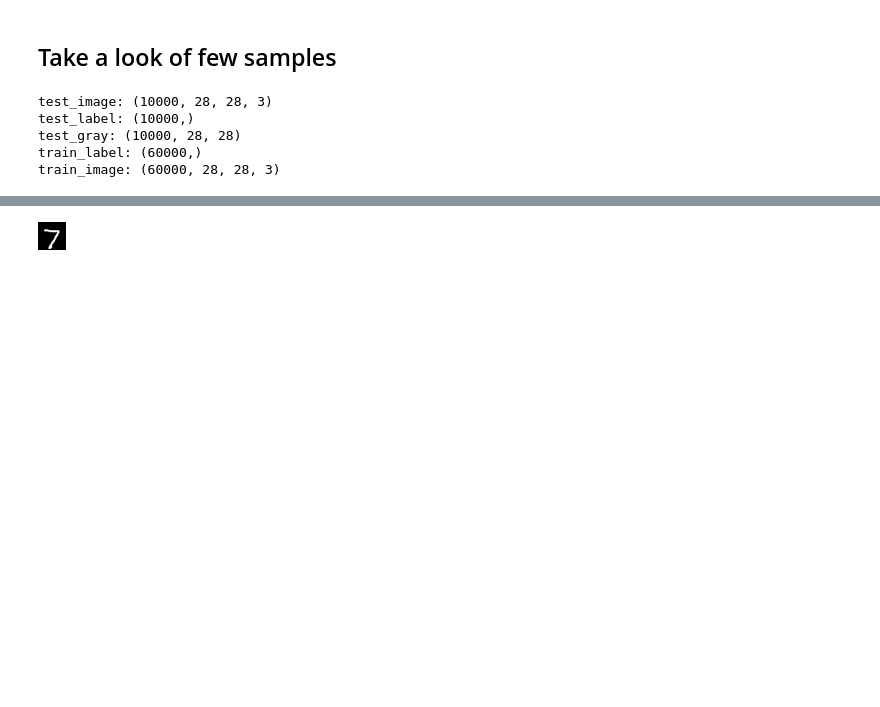
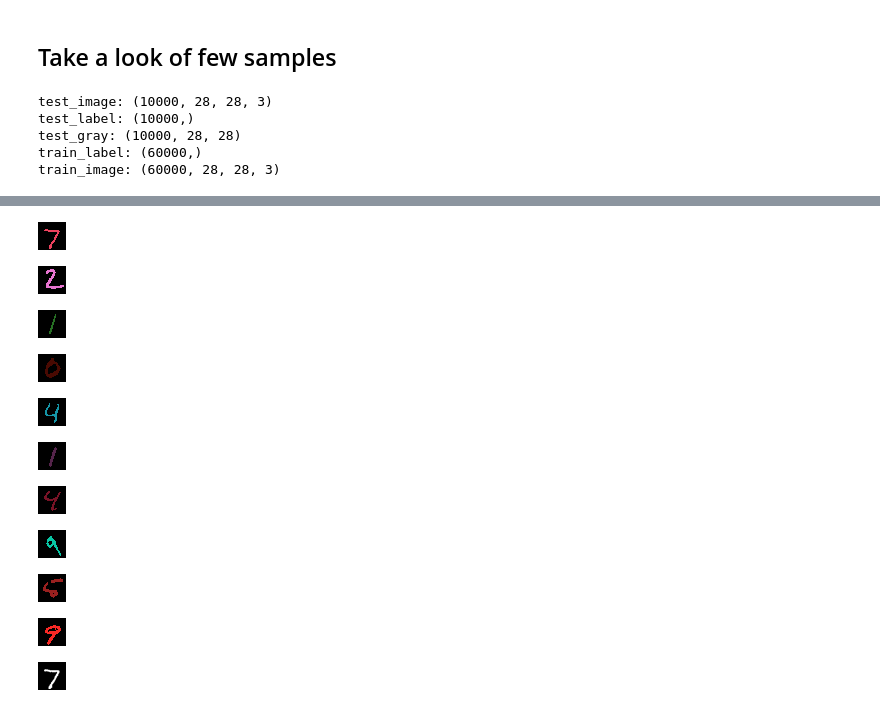
Before and after one commit to hushon/learning-not-to-learn-tensorflow, a Jupyter notebook: dataset_inspector.ipynb, the cells around one changed output, grey strips where cells are left out. Cells and saved outputs as stored; diff of their text form; code cells hidden in the pictures; blank space fills up the shorter version.

```diff
--- a/dataset_inspector.ipynb
+++ b/dataset_inspector.ipynb
@@ -51,3 +60,17 @@ ModuleNotFoundError: No module named 'PIL'
+# %%
+for x in dataset['test_image'][:10]:
+    display(Image.fromarray(x))
+# %% [output]
+[figure, added]
+[figure, added]
+[figure, added]
+[figure, added]
+[figure, added]
+[figure, added]
+[figure, added]
+[figure, added]
+[figure, added]
+[figure, added]
 # %%
 for x in dataset['test_gray'][:10]:
     display(Image.fromarray(x))
```
Also changed, not shown: parts of 8 cells of this notebook.
